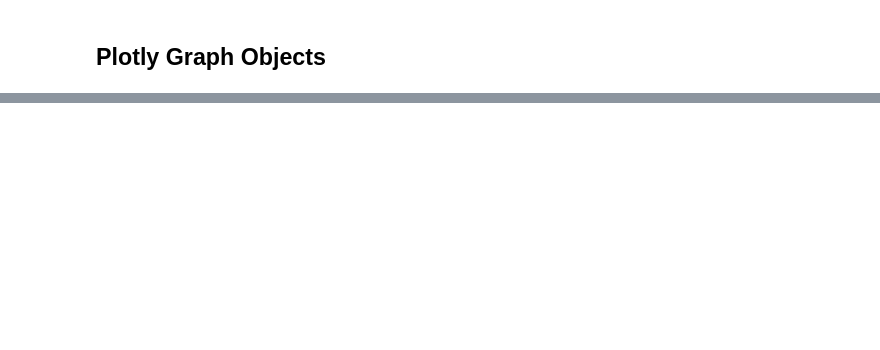
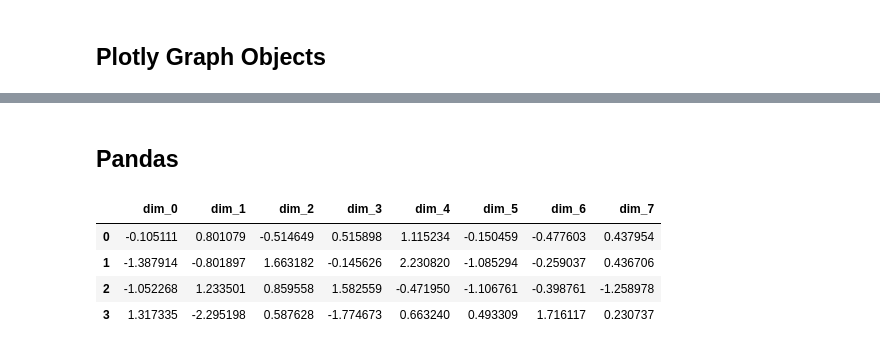
Before and after one commit to jindrvo1/python-edh, a Jupyter notebook: L2_Code.ipynb, the cells around one changed output, grey strips where cells are left out. Cells and saved outputs as stored; diff of their text form; code cells hidden in the pictures; blank space fills up the shorter version.

Commit message:
add pandas extra to L2_Code

```diff
--- a/L2_Code.ipynb
+++ b/L2_Code.ipynb
@@ -556,3 +555,5 @@ fig.update_yaxes(title_text='y')
 fig.show()
 # %% [output]
 [interactive output not drawn]
+# %% [markdown]
+## Pandas
@@ -558,0 +562,10 @@ fig.show()
+# %%
+# Load a pandas CSV into a pandas DataFrame
+df = pd.read_csv('df_example.csv')
+df
+# %% [output]
+|  | dim_0 | dim_1 | dim_2 | dim_3 | dim_4 | dim_5 | dim_6 | dim_7 |
+| 0 | -0.105111 | 0.801079 | -0.514649 | 0.515898 | 1.115234 | -0.150459 | -0.477603 | 0.437954 |
+| 1 | -1.387914 | -0.801897 | 1.663182 | -0.145626 | 2.230820 | -1.085294 | -0.259037 | 0.436706 |
+| 2 | -1.052268 | 1.233501 | 0.859558 | 1.582559 | -0.471950 | -1.106761 | -0.398761 | -1.258978 |
+| 3 | 1.317335 | -2.295198 | 0.587628 | -1.774673 | 0.663240 | 0.493309 | 1.716117 | 0.230737 |
```
Also changed, not shown: parts of 28 cells of this notebook.
